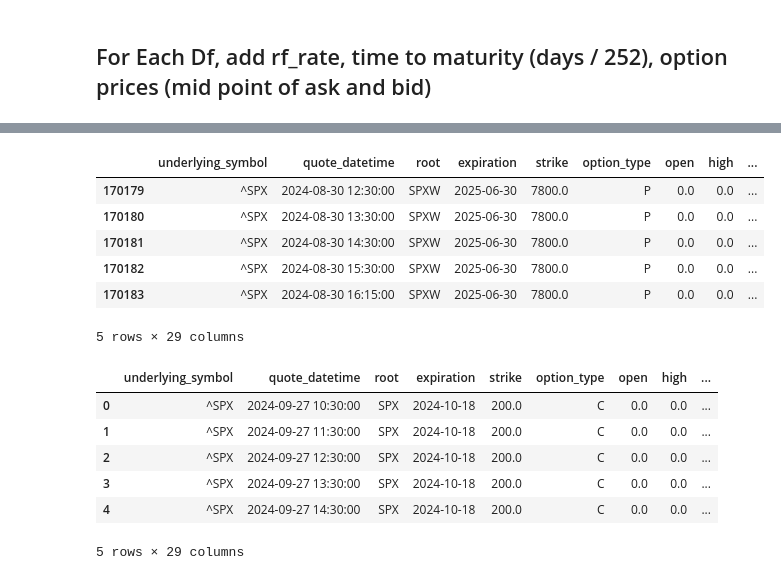
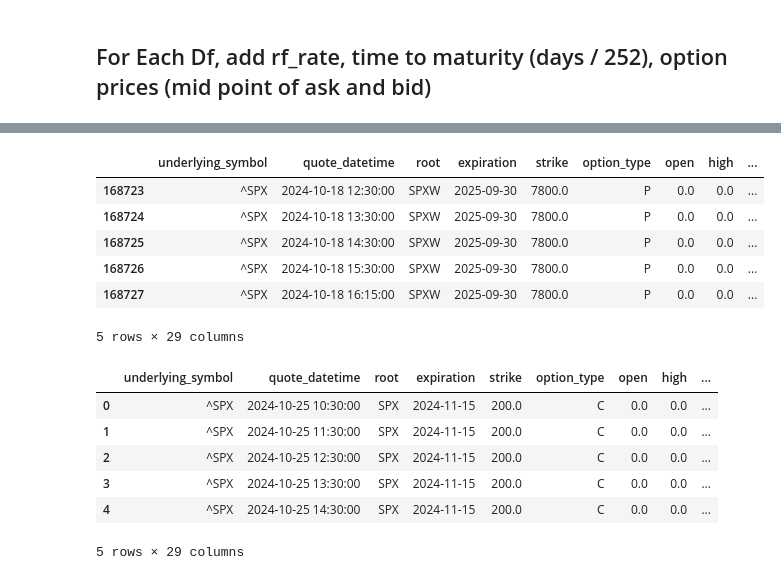
Before and after one commit to BeeeeenY/MLA_OptionsPricing, a Jupyter notebook: rf_rate_maturity_option_price.ipynb, the cells around one changed output, grey strips where cells are left out. Drawn from its saved outputs; the diff is of its cells as text; code cells hidden in the pictures.

```diff
--- a/rf_rate_maturity_option_price.ipynb
+++ b/rf_rate_maturity_option_price.ipynb
@@ -114,13 +116,13 @@ df1.head()
 5 rows × 29 columns
 # %%
-df2_date = "2024-08-30"
-treasury_rate_date = "08/30/2024"
+df2_date = "2024-10-18"
+treasury_rate_date = "09/30/2024"
 
 rf_rates = []
 time_to_maturity = []
 option_prices = []
 
-for index, row in df2.iterrows():
+for index, row in df5.iterrows():
     expiration = row['expiration']
     maturity = days_between_dates(df2_date,expiration)
     time_to_maturity.append(maturity/252) #time to maturity in days/year
@@ -129,19 +131,19 @@ for index, row in df2.iterrows():
     option_price = (row['ask'] + row['bid'])/2
     option_prices.append(option_price)
 # %%
-df2['risk_free_rate'] = rf_rates
+df5['risk_free_rate'] = rf_rates
 # %%
-df2['time_to_maturity'] = time_to_maturity
+df5['time_to_maturity'] = time_to_maturity
 # %%
-df2['option_price'] = option_prices
+df5['option_price'] = option_prices
 # %%
-df2.tail()
+df5.tail()
 # %% [output]
 |  | underlying_symbol | quote_datetime | root | expiration | strike | option_type | open | high | ... |
-| 170179 | ^SPX | 2024-08-30 12:30:00 | SPXW | 2025-06-30 | 7800.0 | P | 0.0 | 0.0 | ... |
-| 170180 | ^SPX | 2024-08-30 13:30:00 | SPXW | 2025-06-30 | 7800.0 | P | 0.0 | 0.0 | ... |
-| 170181 | ^SPX | 2024-08-30 14:30:00 | SPXW | 2025-06-30 | 7800.0 | P | 0.0 | 0.0 | ... |
-| 170182 | ^SPX | 2024-08-30 15:30:00 | SPXW | 2025-06-30 | 7800.0 | P | 0.0 | 0.0 | ... |
-| 170183 | ^SPX | 2024-08-30 16:15:00 | SPXW | 2025-06-30 | 7800.0 | P | 0.0 | 0.0 | ... |
+| 168723 | ^SPX | 2024-10-18 12:30:00 | SPXW | 2025-09-30 | 7800.0 | P | 0.0 | 0.0 | ... |
+| 168724 | ^SPX | 2024-10-18 13:30:00 | SPXW | 2025-09-30 | 7800.0 | P | 0.0 | 0.0 | ... |
+| 168725 | ^SPX | 2024-10-18 14:30:00 | SPXW | 2025-09-30 | 7800.0 | P | 0.0 | 0.0 | ... |
+| 168726 | ^SPX | 2024-10-18 15:30:00 | SPXW | 2025-09-30 | 7800.0 | P | 0.0 | 0.0 | ... |
+| 168727 | ^SPX | 2024-10-18 16:15:00 | SPXW | 2025-09-30 | 7800.0 | P | 0.0 | 0.0 | ... |
 5 rows × 29 columns
 # %%
@@ -169,12 +171,12 @@ df3['option_price'] = option_prices
 # %%
-df3.head()
+df6.head()
 # %% [output]
 |  | underlying_symbol | quote_datetime | root | expiration | strike | option_type | open | high | ... |
-| 0 | ^SPX | 2024-09-27 10:30:00 | SPX | 2024-10-18 | 200.0 | C | 0.0 | 0.0 | ... |
-| 1 | ^SPX | 2024-09-27 11:30:00 | SPX | 2024-10-18 | 200.0 | C | 0.0 | 0.0 | ... |
-| 2 | ^SPX | 2024-09-27 12:30:00 | SPX | 2024-10-18 | 200.0 | C | 0.0 | 0.0 | ... |
-| 3 | ^SPX | 2024-09-27 13:30:00 | SPX | 2024-10-18 | 200.0 | C | 0.0 | 0.0 | ... |
-| 4 | ^SPX | 2024-09-27 14:30:00 | SPX | 2024-10-18 | 200.0 | C | 0.0 | 0.0 | ... |
+| 0 | ^SPX | 2024-10-25 10:30:00 | SPX | 2024-11-15 | 200.0 | C | 0.0 | 0.0 | ... |
+| 1 | ^SPX | 2024-10-25 11:30:00 | SPX | 2024-11-15 | 200.0 | C | 0.0 | 0.0 | ... |
+| 2 | ^SPX | 2024-10-25 12:30:00 | SPX | 2024-11-15 | 200.0 | C | 0.0 | 0.0 | ... |
+| 3 | ^SPX | 2024-10-25 13:30:00 | SPX | 2024-11-15 | 200.0 | C | 0.0 | 0.0 | ... |
+| 4 | ^SPX | 2024-10-25 14:30:00 | SPX | 2024-11-15 | 200.0 | C | 0.0 | 0.0 | ... |
 5 rows × 29 columns
 # %%
 #df.to_csv('') if needed
```
Also changed, not shown: parts of 14 cells of this notebook, 5 other files.
